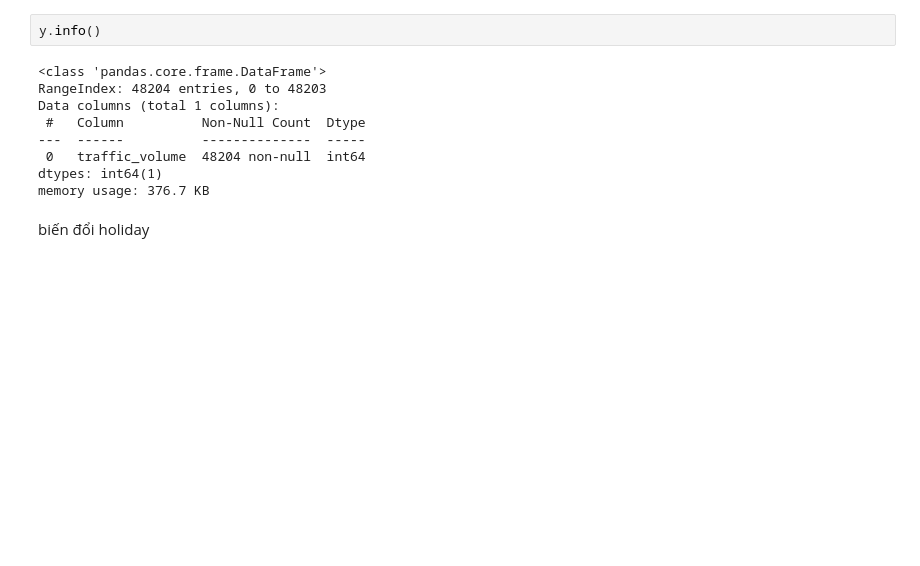
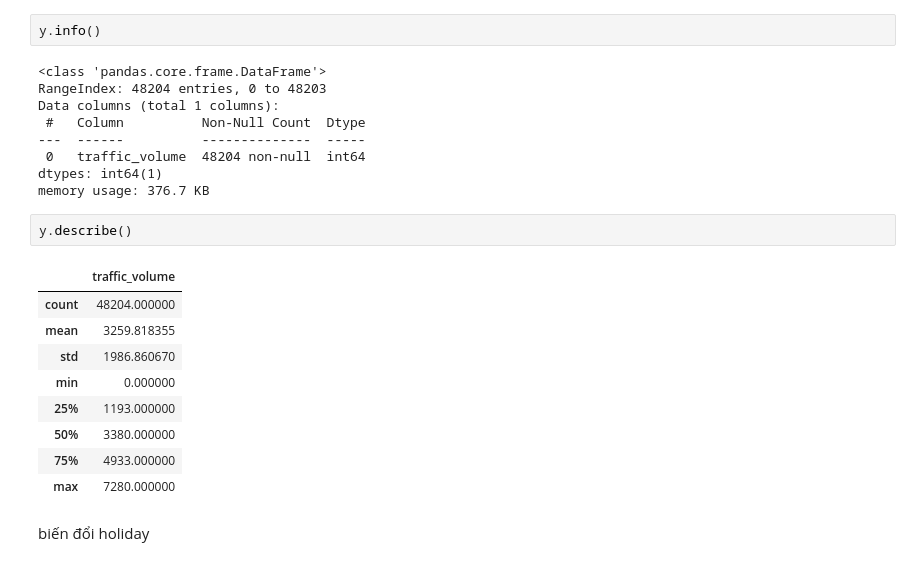
Before and after one commit to DucAnhShyyy/Traffic_Volume_Prediction, a Jupyter notebook: cleaning and customize bidirectional LSTM.ipynb, the cells around one changed output. Cells and saved outputs as stored; diff of their text form; blank space fills up the shorter version.

```diff
--- a/cleaning and customize bidirectional LSTM.ipynb
+++ b/cleaning and customize bidirectional LSTM.ipynb
@@ -93,6 +179,18 @@ Data columns (total 1 columns):
  0   traffic_volume  48204 non-null  int64
 dtypes: int64(1)
 memory usage: 376.7 KB
+# %%
+y.describe()
+# %% [output]
+|  | traffic_volume |
+| count | 48204.000000 |
+| mean | 3259.818355 |
+| std | 1986.860670 |
+| min | 0.000000 |
+| 25% | 1193.000000 |
+| 50% | 3380.000000 |
+| 75% | 4933.000000 |
+| max | 7280.000000 |
 # %% [markdown]
 biến đổi holiday
 # %%
```
Also changed, not shown: parts of 52 cells of this notebook.
